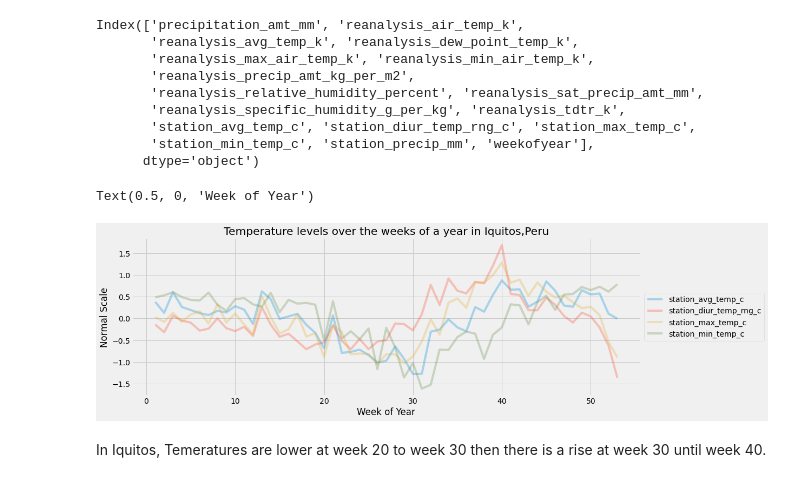
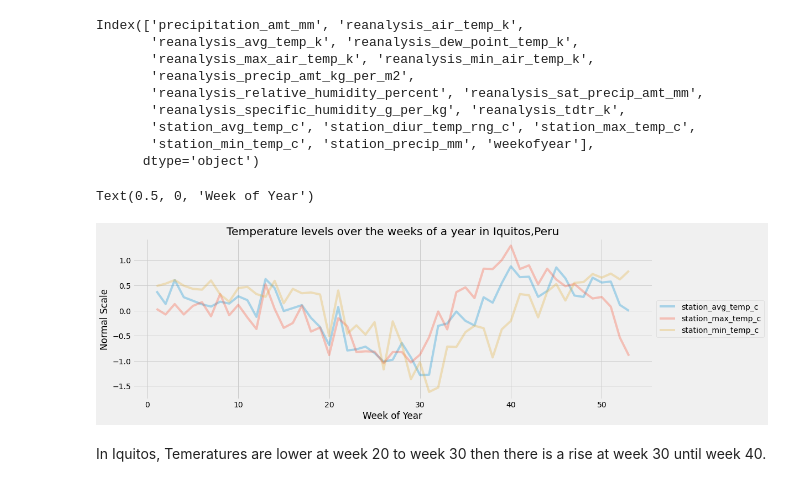
Before and after one commit to Mjcherono/Predicting-Disease-Spread, a Jupyter notebook: dengue.ipynb, the cells around one changed output. Saved outputs shown, nothing was run; the diff lists cells and outputs as text; code cells hidden in the pictures.

```diff
--- a/dengue.ipynb
+++ b/dengue.ipynb
@@ -777,11 +777,11 @@ Index(['precipitation_amt_mm', 'reanalysis_air_temp_k',
       dtype='object')
 # %%
 #selecting columns
-temp_sj = scaled_sj.iloc[:,[11,12,13,14,16]]
+temp_sj = scaled_sj.iloc[:,[11,13,14,16]]
 
 plt.subplots(figsize=(15, 5))
 
-for i in (temp_sj.columns[0:4]):
+for i in (temp_sj.columns[0:3]):
   temp_sj.groupby('weekofyear')[i].mean().plot(alpha=0.3)
 plt.legend(loc='center left', bbox_to_anchor=(1, 0.5))
 plt.title('Temperature levels over the weeks of a year in San Juan, Puerto Rico')
@@ -905,19 +905,19 @@ Index(['precipitation_amt_mm', 'reanalysis_air_temp_k',
       dtype='object')
 # %%
 #selecting columns
-temp_iq = scaled_iq.iloc[:,[11,12,13,14,16]]
+temp_iq = scaled_iq.iloc[:,[11,13,14,16]]
 
 plt.subplots(figsize=(15, 5))
 
-for i in (temp_iq.columns[0:4]):
+for i in (temp_iq.columns[0:3]):
   temp_iq.groupby('weekofyear')[i].mean().plot(alpha=0.3)
 plt.legend(loc='center left', bbox_to_anchor=(1, 0.5))
 plt.title('Temperature levels over the weeks of a year in Iquitos,Peru')
 plt.ylabel('Normal Scale')
 plt.xlabel('Week of Year')
 # %% [output]
 Text(0.5, 0, 'Week of Year')
-[figure, old version]
+[figure, new version]
 # %% [markdown]
 In Iquitos, Temeratures are lower at week 20 to week 30 then there is a rise at week 30 until week 40.
 # %% [markdown]
```
Also changed, not shown: parts of 20 cells of this notebook.
